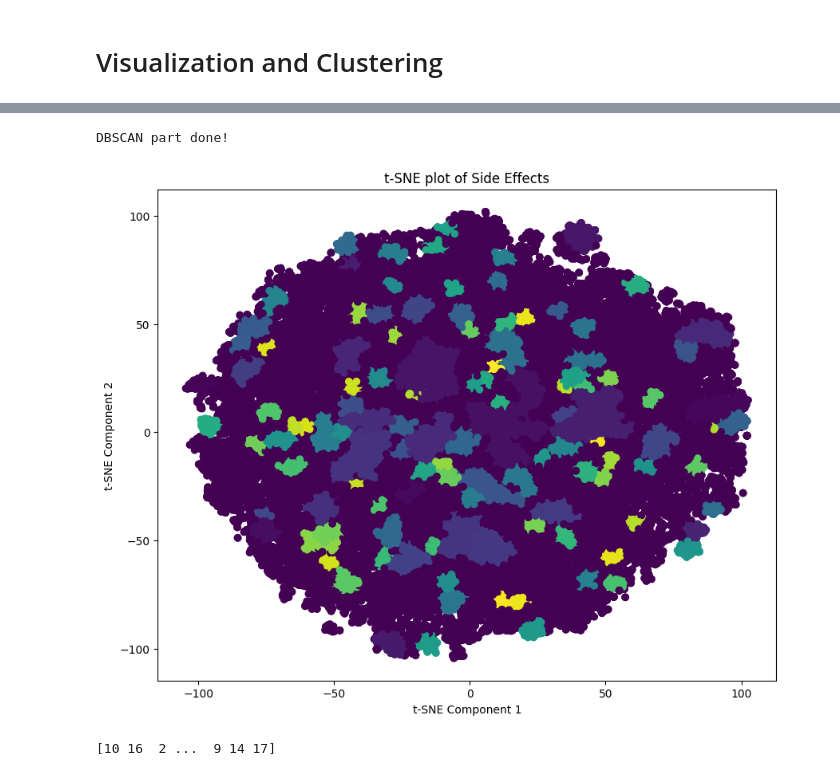
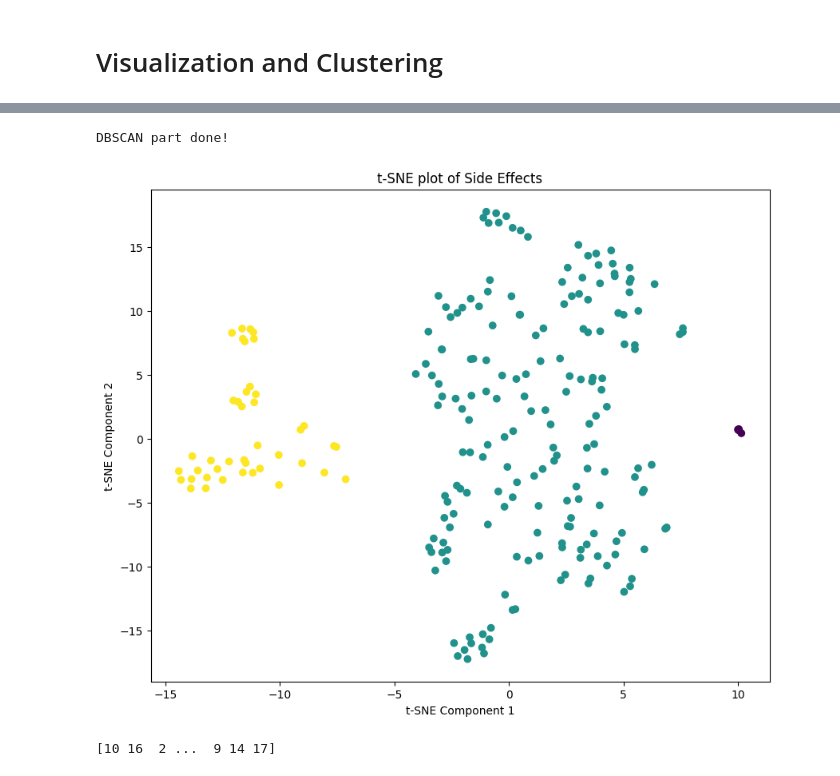
Before and after one commit to KorawutMing/drug-prediction, a Jupyter notebook: side_effects_visualization.ipynb, the cells around one changed output, grey strips where cells are left out. Saved outputs shown, nothing was run; the diff lists cells and outputs as text; code cells hidden in the pictures.

Commit message:
sparse version + normalization

```diff
--- a/side_effects_visualization.ipynb
+++ b/side_effects_visualization.ipynb
@@ -59,21 +62,33 @@ limit = 75604
 # %%
 import pickle
 
-with open('vector_data/side_effects_processed.pkl', 'rb') as f:
+with open('vector_data/side_effects.pkl', 'rb') as f:
     dense = pickle.load(f)
+
+with open('vector_data/side_effects_sparse.pkl', 'rb') as f:
+    sparse = pickle.load(f)
 # %% [markdown]
 # Visualization and Clustering
 # %%
 from utils.similarity import *
 from sklearn.manifold import TSNE
 
-nSamples = 200
+nSamples = 228
+
+# matrix = sparse_similarity_matrix(sparse[:nSamples])
+# plot_similarity_matrix(matrix, 'Sparse Similarity Matrix')
 
 with open('vector_data/side_effects.pkl', 'rb') as f:
     dense = pickle.load(f)
 
+# normalize dense vectors
+from sklearn.preprocessing import StandardScaler
+
+scaler = StandardScaler()
+dense = scaler.fit_transform(dense)
+
 matrix = cosine_similarity_matrix(dense[:nSamples])
-plot_similarity_matrix(matrix)
+plot_similarity_matrix(matrix, 'Cosine Similarity Matrix')
 
 tsne = TSNE(n_components=2, random_state=0)
 X_2d = tsne.fit_transform(dense[:nSamples])
@@ -81,12 +96,13 @@ plt.figure(figsize=(6, 5))
 plt.scatter(X_2d[:, 0], X_2d[:, 1], c='red')
 plt.show()
 
-
 with open('vector_data/side_effects_processed.pkl', 'rb') as f:
     dense = pickle.load(f)
 
+dense = scaler.fit_transform(dense)
+
 matrix = cosine_similarity_matrix(dense[:nSamples])
-plot_similarity_matrix(matrix)
+plot_similarity_matrix(matrix, 'Cosine Similarity Matrix Processed')
 
 tsne = TSNE(n_components=2, random_state=0)
 X_2d = tsne.fit_transform(dense[:nSamples])
@@ -120,23 +134,25 @@ t-SNE part done!
 # %%
-dbscan = DBSCAN(eps=3, min_samples=100)
+from sklearn.cluster import DBSCAN
+
+dbscan = DBSCAN(eps=4, min_samples=7)
 clusters = dbscan.fit_predict(X_2d)
 print('DBSCAN part done!')
 
 plt.figure(figsize=(10, 8))
 plt.scatter(X_2d[:, 0], X_2d[:, 1], c=clusters, cmap='viridis')
 
 # for i, side_effect in enumerate(side_effects[:limit]):
 #     if i % 10 != 0:
 #         continue
 #     plt.annotate(side_effect, (X_2d[i, 0], X_2d[i, 1]), fontsize=8)
 
 plt.title('t-SNE plot of Side Effects')
 plt.xlabel('t-SNE Component 1')
 plt.ylabel('t-SNE Component 2')
 plt.show()
 # %% [output]
 DBSCAN part done!
-[figure, old version]
+[figure, new version]
 # %%
 # read clusters from file
 grouped_path = 'data/grouped_side_effects.txt'
```
Also changed, not shown: parts of 3 cells of this notebook, 3 other files.
